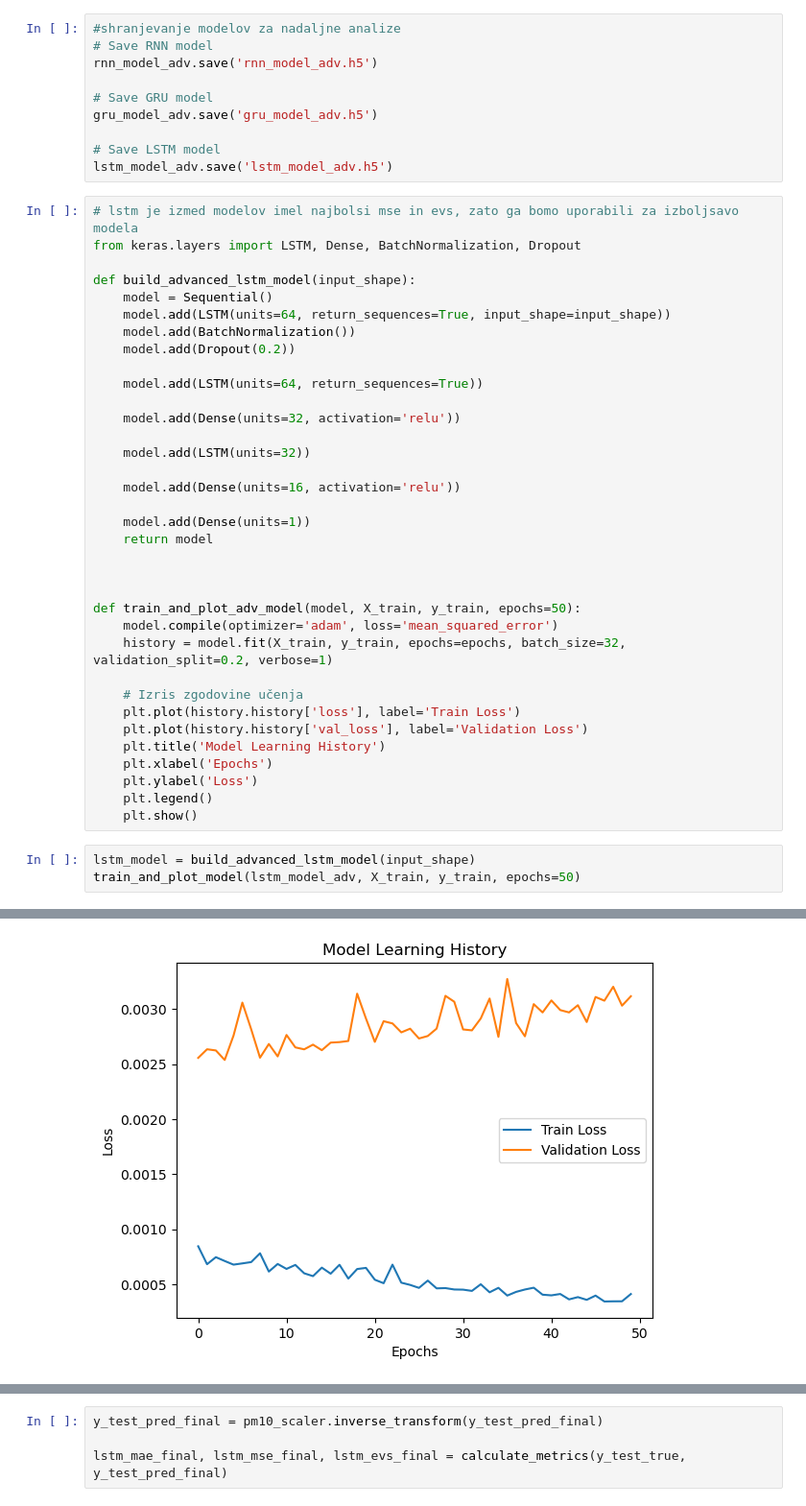
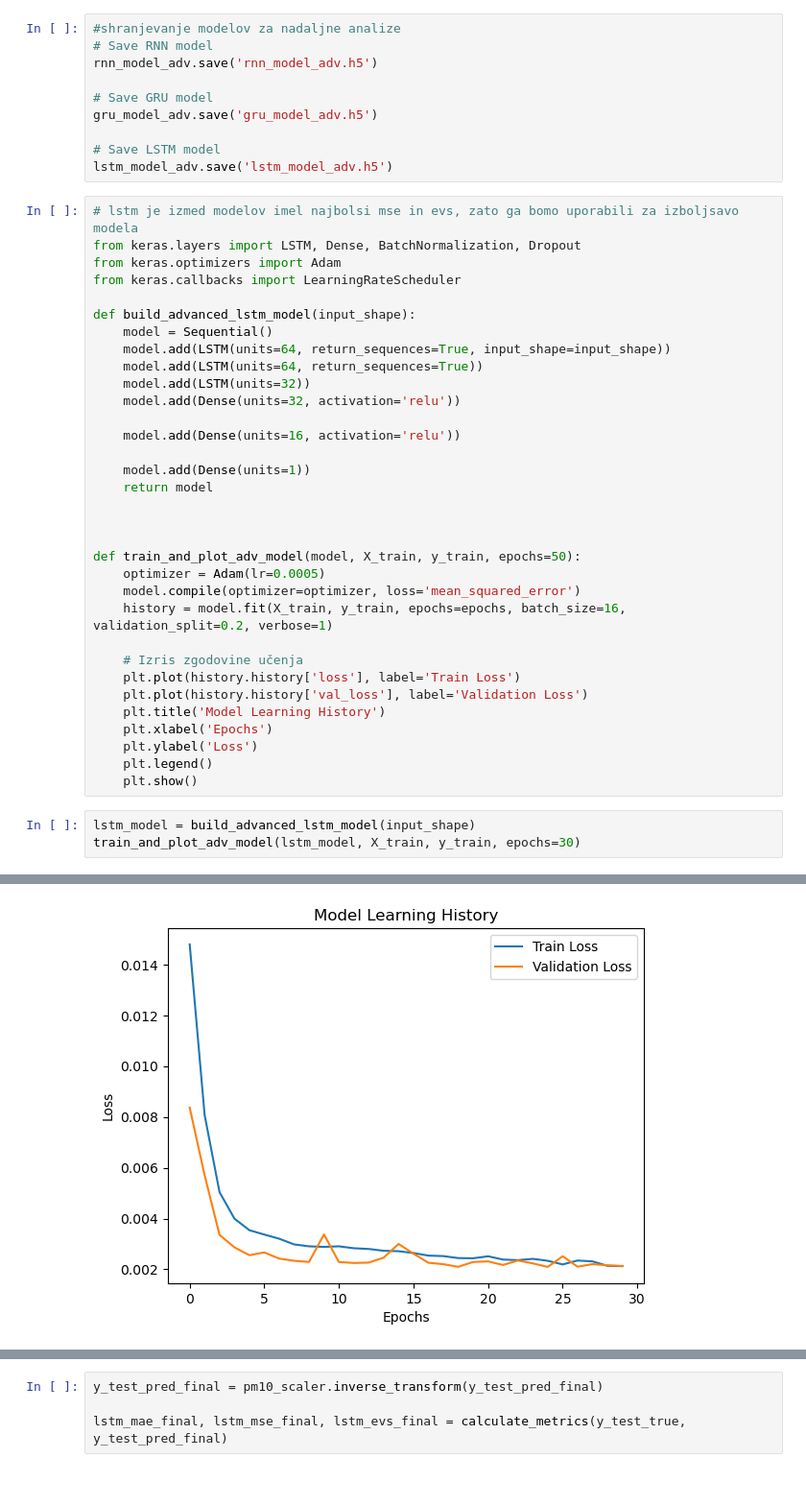
Before and after one commit to trdin/air_quality_RNN, a Jupyter notebook: projekt.ipynb, the cells around one changed output, grey strips where cells are left out. Shown at 96% size. Cells and saved outputs as stored; diff of their text form.

Commit message:
trying to imporve the model

```diff
--- a/projekt.ipynb
+++ b/projekt.ipynb
@@ -662,18 +662,15 @@ lstm_model_adv.save('lstm_model_adv.h5')
 # %%
 # lstm je izmed modelov imel najbolsi mse in evs, zato ga bomo uporabili za izboljsavo modela
 from keras.layers import LSTM, Dense, BatchNormalization, Dropout
+from keras.optimizers import Adam
+from keras.callbacks import LearningRateScheduler
 
 def build_advanced_lstm_model(input_shape):
     model = Sequential()
     model.add(LSTM(units=64, return_sequences=True, input_shape=input_shape))
-    model.add(BatchNormalization())
-    model.add(Dropout(0.2))
-
     model.add(LSTM(units=64, return_sequences=True))
-
+    model.add(LSTM(units=32))
     model.add(Dense(units=32, activation='relu'))
-
-    model.add(LSTM(units=32))
 
     model.add(Dense(units=16, activation='relu'))
 
@@ -683,8 +680,9 @@ def build_advanced_lstm_model(input_shape):
 
 
 def train_and_plot_adv_model(model, X_train, y_train, epochs=50):
-    model.compile(optimizer='adam', loss='mean_squared_error')
-    history = model.fit(X_train, y_train, epochs=epochs, batch_size=32, validation_split=0.2, verbose=1)
+    optimizer = Adam(lr=0.0005)
+    model.compile(optimizer=optimizer, loss='mean_squared_error')
+    history = model.fit(X_train, y_train, epochs=epochs, batch_size=16, validation_split=0.2, verbose=1)
 
     # Izris zgodovine učenja
     plt.plot(history.history['loss'], label='Train Loss')
@@ -696,5 +694,5 @@ def train_and_plot_adv_model(model, X_train, y_train, epochs=50):
     plt.show()
 # %%
 lstm_model = build_advanced_lstm_model(input_shape)
-train_and_plot_model(lstm_model_adv, X_train, y_train, epochs=50)
+train_and_plot_adv_model(lstm_model, X_train, y_train, epochs=30)
 # %% [output]
@@ -718,4 +716,4 @@ Epoch 50/50
-[figure, old version]
+[figure, new version]
 # %%
 y_test_pred_final = lstm_model.predict(X_test)
 # %% [output]
```
Also changed, not shown: parts of 18 cells of this notebook, 3 other files.
